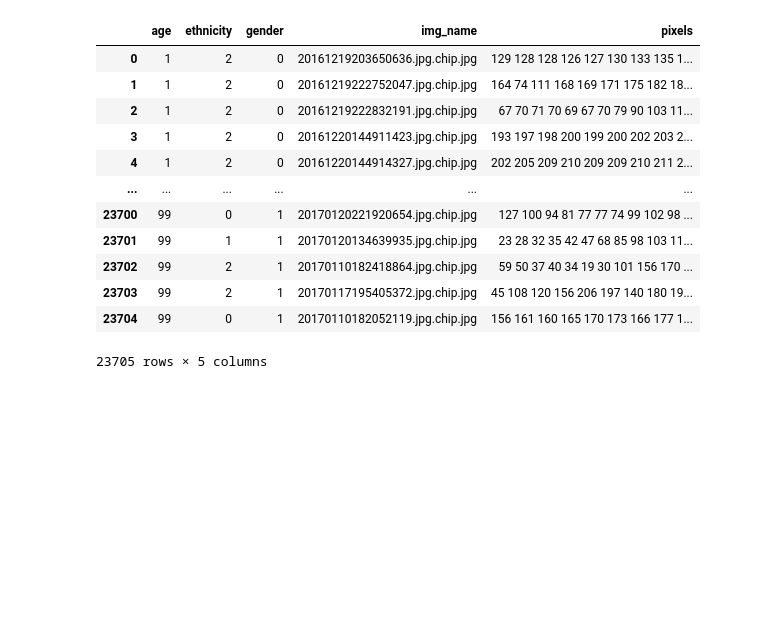
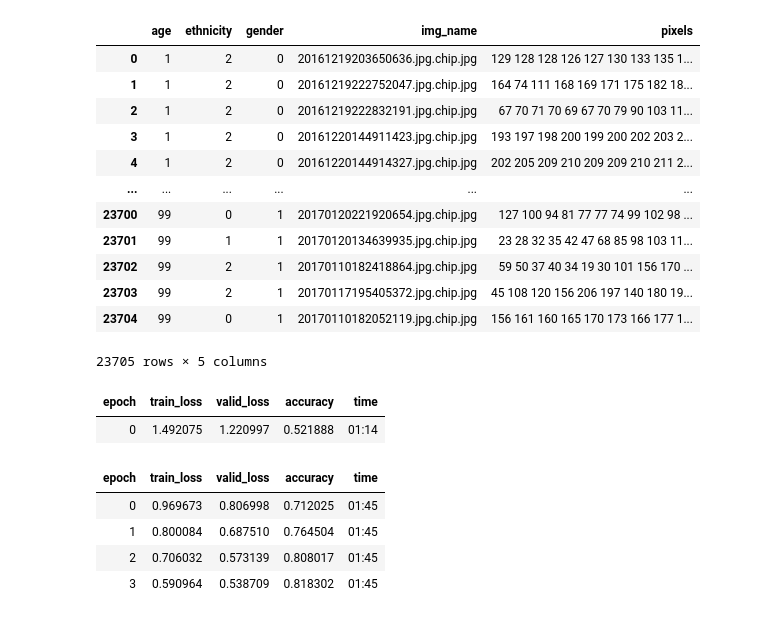
Before and after one commit to Jordan99990/Racial-Recognition, a Jupyter notebook: fastai_model_v3.ipynb, the cells around one changed output. Drawn from its saved outputs; the diff is of its cells as text; code cells hidden in the pictures; blank space fills up the shorter version.

```diff
--- a/fastai_model_v3.ipynb
+++ b/fastai_model_v3.ipynb
@@ -37,3 +39,29 @@ def create_image(row):
 
 train_df['image_pil'] = train_df.apply(create_image, axis=1)
 valid_df['image_pil'] = valid_df.apply(create_image, axis=1)
+# %%
+dblock = DataBlock(
+    blocks=(ImageBlock, CategoryBlock),
+    get_x=ColReader('image_pil'),
+    get_y=ColReader('ethnicity'),
+    splitter=RandomSplitter(valid_pct=0.2),
+    item_tfms=Resize(224),
+    batch_tfms=[*aug_transforms(mult=2.), Normalize.from_stats(*imagenet_stats)]
+)
+# %%
+dataloaders = dblock.dataloaders(train_df, bs=32)
+# %%
+learn = vision_learner(dataloaders, resnet34, metrics=accuracy)
+
+if torch.cuda.is_available():
+    learn.model.cuda()
+
+learn.fine_tune(4)
+# %% [output]
+| epoch | train_loss | valid_loss | accuracy | time |
+| 0 | 1.492075 | 1.220997 | 0.521888 | 01:14 |
+| epoch | train_loss | valid_loss | accuracy | time |
+| 0 | 0.969673 | 0.806998 | 0.712025 | 01:45 |
+| 1 | 0.800084 | 0.687510 | 0.764504 | 01:45 |
+| 2 | 0.706032 | 0.573139 | 0.808017 | 01:45 |
+| 3 | 0.590964 | 0.538709 | 0.818302 | 01:45 |
```
Also changed, not shown: parts of 11 cells of this notebook, 15 other files.
